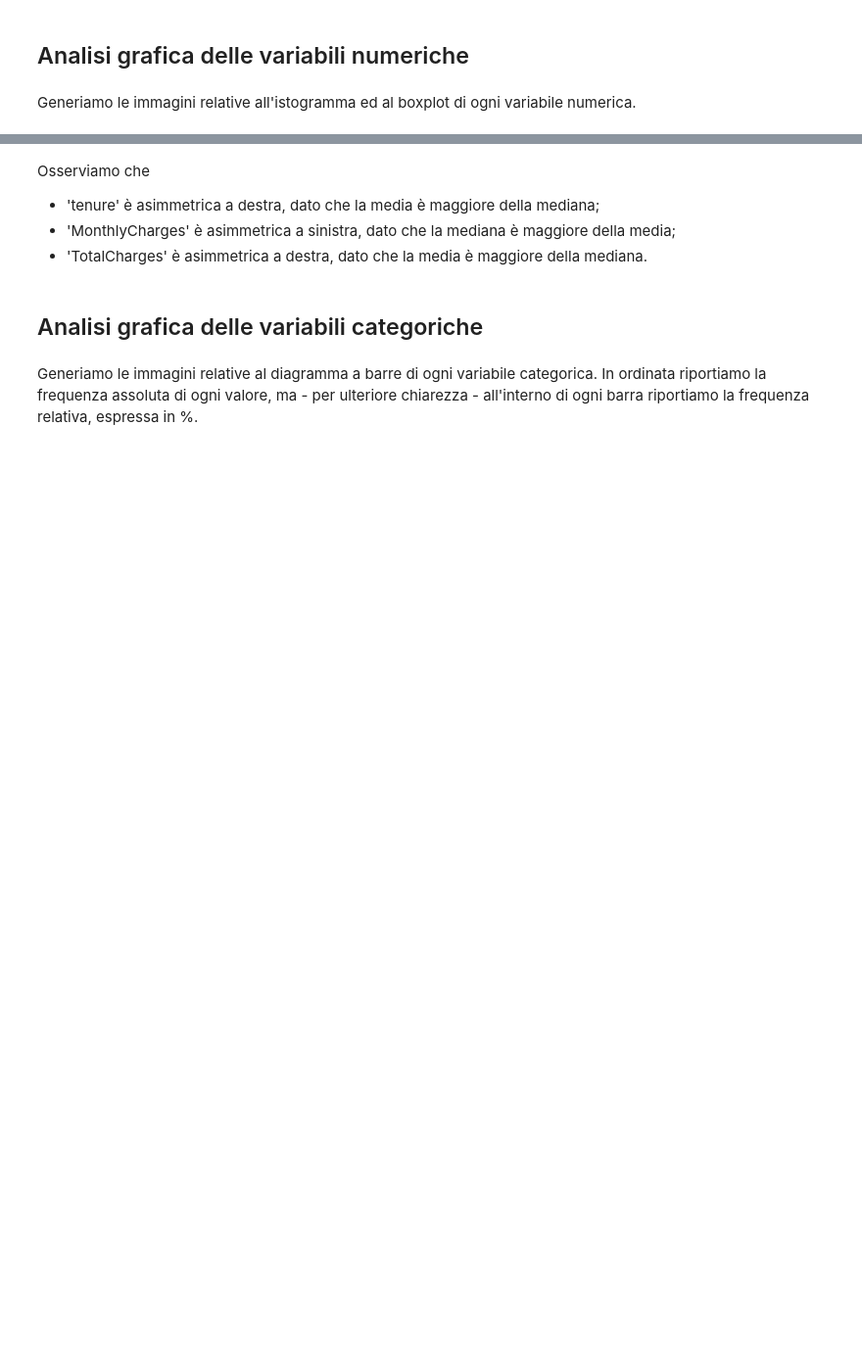
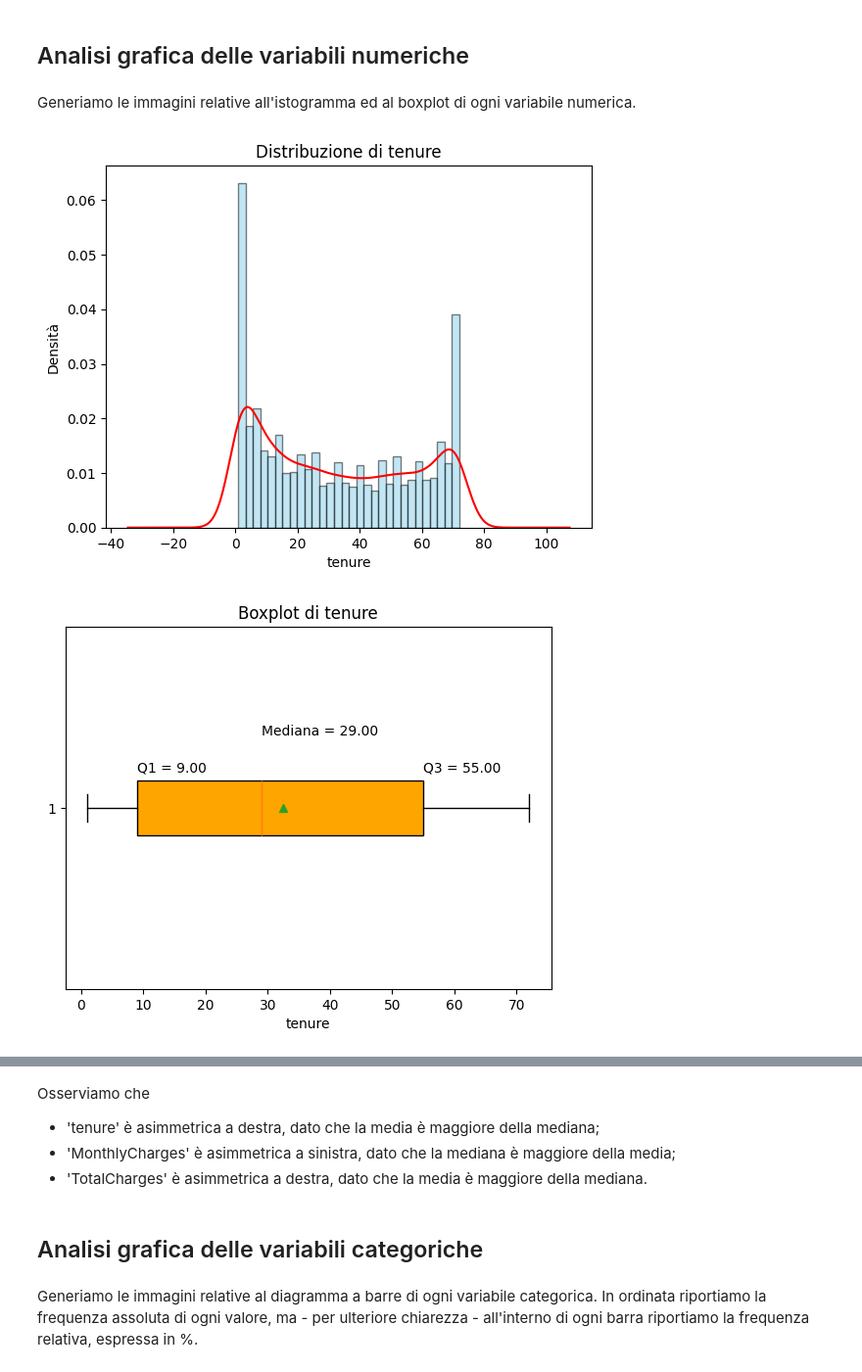
Before and after one commit to emamanni/AnalisiDeiDati_25-26, a Jupyter notebook: 07_AnalisiEsplorativaUnivariata.ipynb, the cells around one changed output, grey strips where cells are left out. Shown at 98% size. Saved outputs shown, nothing was run; the diff lists cells and outputs as text; code cells hidden in the pictures; blank space fills up the shorter version.

Commit message:
Aggiornato alla lezione del 31/03/2026

```diff
--- a/07_AnalisiEsplorativaUnivariata.ipynb
+++ b/07_AnalisiEsplorativaUnivariata.ipynb
@@ -62,2 +132,11 @@ Successivamente, definiamo due diversi sottoinsiemi del dataset, per differenzia
 # %% [markdown]
 Dato che si tratta di pochi valori (11 su 7043), optiamo per la rimozione delle osservazioni interessate.
+# %%
+df.dropna(subset=['TotalCharges'], inplace=True)
+# %%
+# Distinzione tra variabili numeriche e categoriche
+numeriche = df.select_dtypes(include=['int64', 'float64']).columns
+categoriche = df.select_dtypes(include=['object']).columns
+
+print("\n Variabili Numeriche:", list(numeriche))
+print("\n Variabili Categoriche:", list(categoriche))
@@ -69,3 +169,69 @@ Diamo avvio alla fase di analisi esplorativa. Iniziamo ricavando le statistiche
 ## Analisi grafica delle variabili numeriche
 # %% [markdown]
 Generiamo le immagini relative all'istogramma ed al boxplot di ogni variabile numerica.
+# %%
+# Percorso alla directory che conterrà le immagini generate
+# Percorso da modificare in base alla propria macchina
+folder_path_plots = '/content/drive/MyDrive/Colab Notebooks/Notebook Corso Analisi dei Dati 25-26/Plots'
+
+for col in numeriche:
+    file_path_hist = os.path.join(folder_path_plots, f'hist_{col}.png')
+
+    # Istogramma + KDE
+    plt.figure()
+
+    istogramma = df[col].plot(
+        kind='hist',
+        bins=30,
+        density=True,
+        alpha=0.5,
+        color='skyblue',
+        edgecolor='black'
+    )
+
+    # KDE senza seaborn
+    df[col].plot(
+        kind='kde',
+        color='red',
+        ax=istogramma
+    )
+
+    plt.title(f'Distribuzione di {col}')
+    plt.xlabel(col)
+    plt.ylabel('Densità')
+
+    plt.savefig(file_path_hist')
+    plt.show()
+    plt.close()
+
+    # Boxplot
+    q1 = np.percentile(df[col].dropna(), 25)
+    q2 = np.percentile(df[col].dropna(), 50)
+    q3 = np.percentile(df[col].dropna(), 75)
+
+    file_path_boxplot = os.path.join(folder_path_plots, f'boxplot_{col}.png')
+
+    plt.figure()
+
+    plt.boxplot(
+        df[col].dropna(),
+        vert=False,
+        patch_artist=True,
+        boxprops=dict(facecolor='orange'),
+        showmeans=True
+    )
+
+    plt.title(f'Boxplot di {col}')
+    plt.xlabel(col)
+
+    # Quantili
+    plt.text(q1, 1.1, f'Q1 = {q1:.2f}')
+    plt.text(q2, 1.2, f'Mediana = {q2:.2f}')
+    plt.text(q3, 1.1, f'Q3 = {q3:.2f}')
+
+    plt.savefig(file_path_boxplot, bbox_inches='tight')
+    plt.show()
+    plt.close()
+# %% [output]
+[figure, added]
+[figure, added]
```
Also changed, not shown: parts of 8 cells of this notebook.
